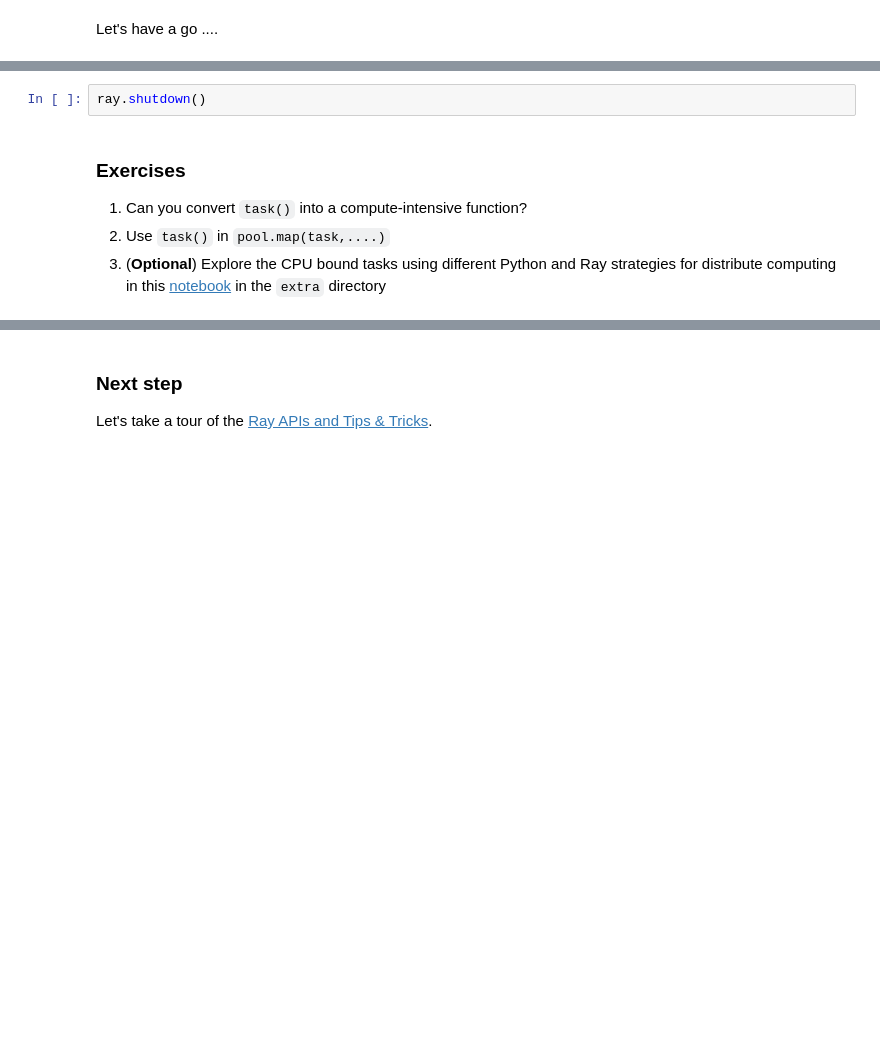
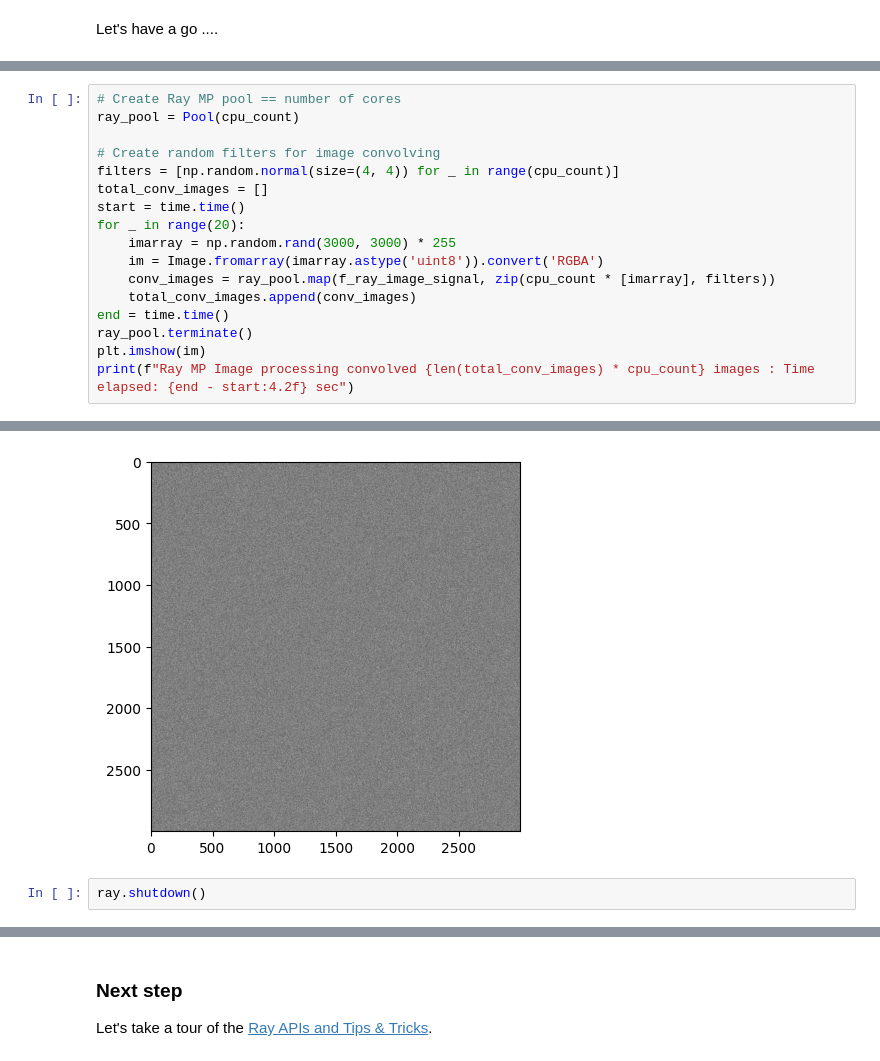
Before and after one commit to dmatrix/ray-core-tutorial, a Jupyter notebook: ex_05_multiprocess_pool.ipynb, the cells around one changed output, grey strips where cells are left out. Cells and saved outputs as stored; diff of their text form; blank space fills up the shorter version.

Commit message:
modified MP notebook, added ray air, retired some nbs
Signed-off-by: Jules Damji <jules@anyscale.com>

```diff
--- a/ex_05_multiprocess_pool.ipynb
+++ b/ex_05_multiprocess_pool.ipynb
@@ -165,0 +159,18 @@ print(f" Total results: {len(values)}")
+# %%
+# Create Ray MP pool == number of cores
+ray_pool = Pool(cpu_count)
+
+# Create random filters for image convolving
+filters = [np.random.normal(size=(4, 4)) for _ in range(cpu_count)]
+total_conv_images = []
+start = time.time()
+for _ in range(20):
+    imarray = np.random.rand(3000, 3000) * 255
+    im = Image.fromarray(imarray.astype('uint8')).convert('RGBA')
+    conv_images = ray_pool.map(f_ray_image_signal, zip(cpu_count * [imarray], filters))
+    total_conv_images.append(conv_images)
+end = time.time()
+ray_pool.terminate()
+plt.imshow(im)
+print(f"Ray MP Image processing convolved {len(total_conv_images) * cpu_count} images : Time elapsed: {end - start:4.2f} sec")
+# %% [output]
@@ -166,11 +178,6 @@ print(f" Total results: {len(values)}")
+[figure, added]
 # %%
 ray.shutdown()
-# %% [markdown]
-### Exercises
-
-1. Can you convert `task()` into a compute-intensive function?
-2. Use `task()` in `pool.map(task,....)`
-3. (**Optional**)  Explore the CPU bound tasks using different Python and Ray strategies for distribute computing in this [notebook](extra/mp_all_nb.ipynb) in the `extra` directory
 # %% [markdown]
 ### Homework
 
```
Also changed, not shown: parts of 42 cells of this notebook, 3 other files.
